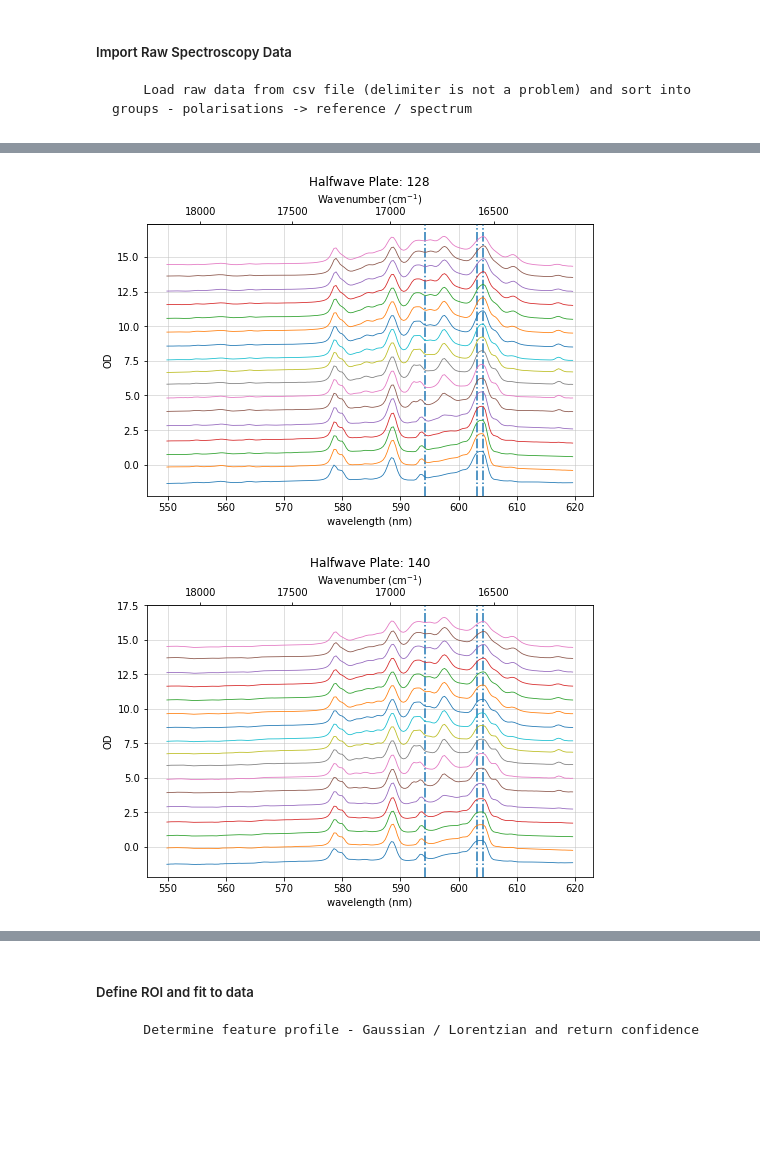
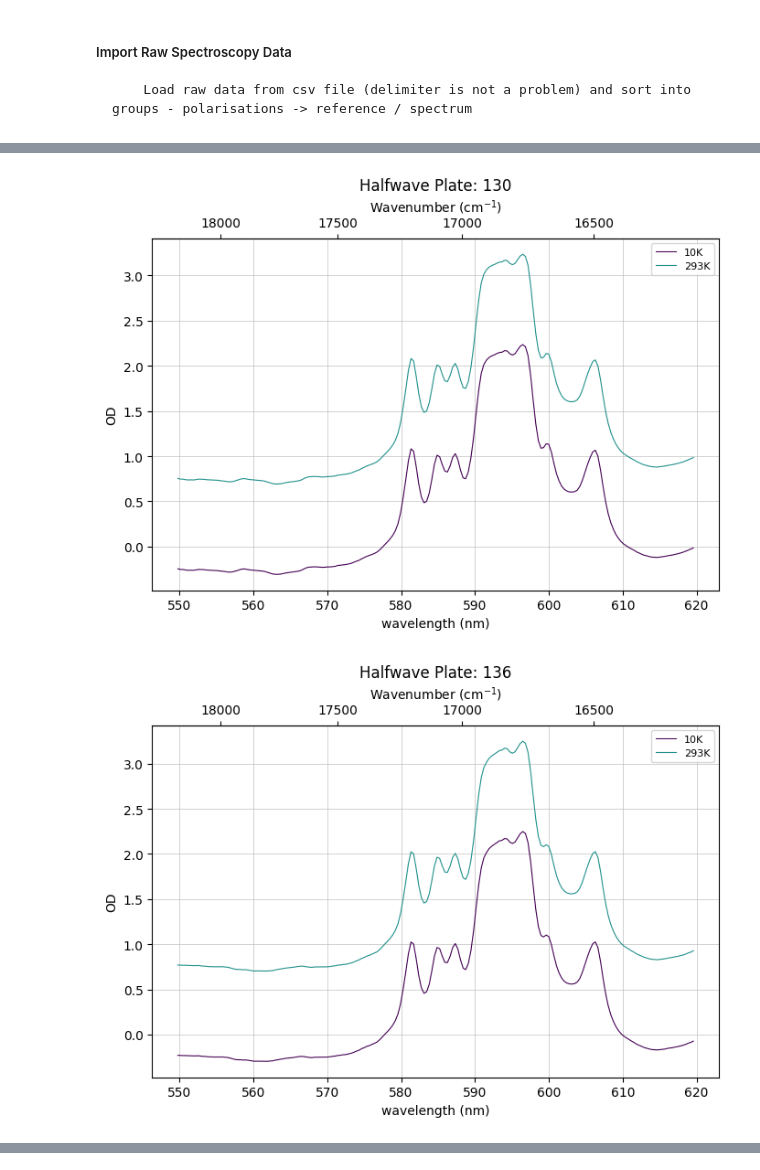
Before and after one commit to SMK-UK/Spectroscopy, a Jupyter notebook: transmission_test.ipynb, the cells around one changed output, grey strips where cells are left out. Drawn from its saved outputs; the diff is of its cells as text; code cells hidden in the pictures; blank space fills up the shorter version.

Commit message:
updated spec_funcs and test

```diff
--- a/transmission_test.ipynb
+++ b/transmission_test.ipynb
@@ -10,24 +10,14 @@ import fit_funcs as ff
 ##### Set-up script
         Select input folder and polarisation
 # %%
-# change to gui at later date
-# polarisations as written in file names
-#polarisations = ["100", "110", "131", "86"]
-
 # folder containing all the requisite subfolders and data - refrences included
-path = "C:\\Users\\keena\Desktop\\0222_BB"
-
-c_fact = 0.2
-
+path = r"C:\Users\sk88\Desktop\test_0217"
 # mark energies / wavelengths of interest
-woi = [594.24, 603.23, 604.24]
-
-# save images
-save_fig = False
-
+woi = [595.27, 604.23, 605.40]
+# calibrate wavelength of OSA
+calibration = -1.12352
 # reference names
 refs = "ref", "reference", "R"
-
 # file extension types
 exts = (".csv", ".txt", ".CSV")
 exceptions = ("notes", "setup", "ignore")
@@ -41,4 +31,7 @@ ref_names, data_names = sf.search_paths(path_names, refs)
 polarisations = sf.find_polarisations(ref_names, tail=1)
 ref_data = sf.data_extract(ref_names, polarisations)
 data_sets = sf.data_extract(data_names, polarisations)
-wave_sets, OD_sets = sf.OD_calc(ref_data, data_sets, correction=True, c_factor=c_fact)
+wave_sets, OD_sets = sf.OD_calc(ref_data, data_sets, correction=True, c_factor=1)
+shifted_sets = sf.data_shift(wave_sets, calibration)
+labels = 'wavelength (nm)', 'OD'
+sf.plotter(shifted_sets, OD_sets, keys=polarisations, axis_lbls=labels, lims=[550, 620], shifter=1, woi=None, save=False, data_labels=folder_list)
@@ -45,6 +46,6 @@ wave_sets, OD_sets = sf.OD_calc(ref_data, data_sets, correction=True, c_factor=c
 # %%
-labels = 'wavelength (nm)', 'OD'
-sf.plotter(wave_sets, OD_sets, keys=polarisations, axis_lbls=labels, lims=(550, 620), shifter=1, woi=woi, save=False, data_labels=folder_list)
+OD_smoothed = sf.smooth_data(OD_sets, 0.2)
+sf.plotter(shifted_sets, OD_smoothed, keys=polarisations, axis_lbls=labels, lims=[550, 620], shifter=1, woi=None, save=False, data_labels=folder_list)
 # %% [output]
-[figure, old version]
+[figure, new version]
-[figure, old version]
+[figure, new version]
@@ -53,3 +56,0 @@ sf.plotter(wave_sets, OD_sets, keys=polarisations, axis_lbls=labels, lims=(550,
-# %% [markdown]
-##### Define ROI and fit to data
-        Determine feature profile - Gaussian / Lorentzian and return confidence
```
Also changed, not shown: parts of 5 cells of this notebook, 4 other files.
